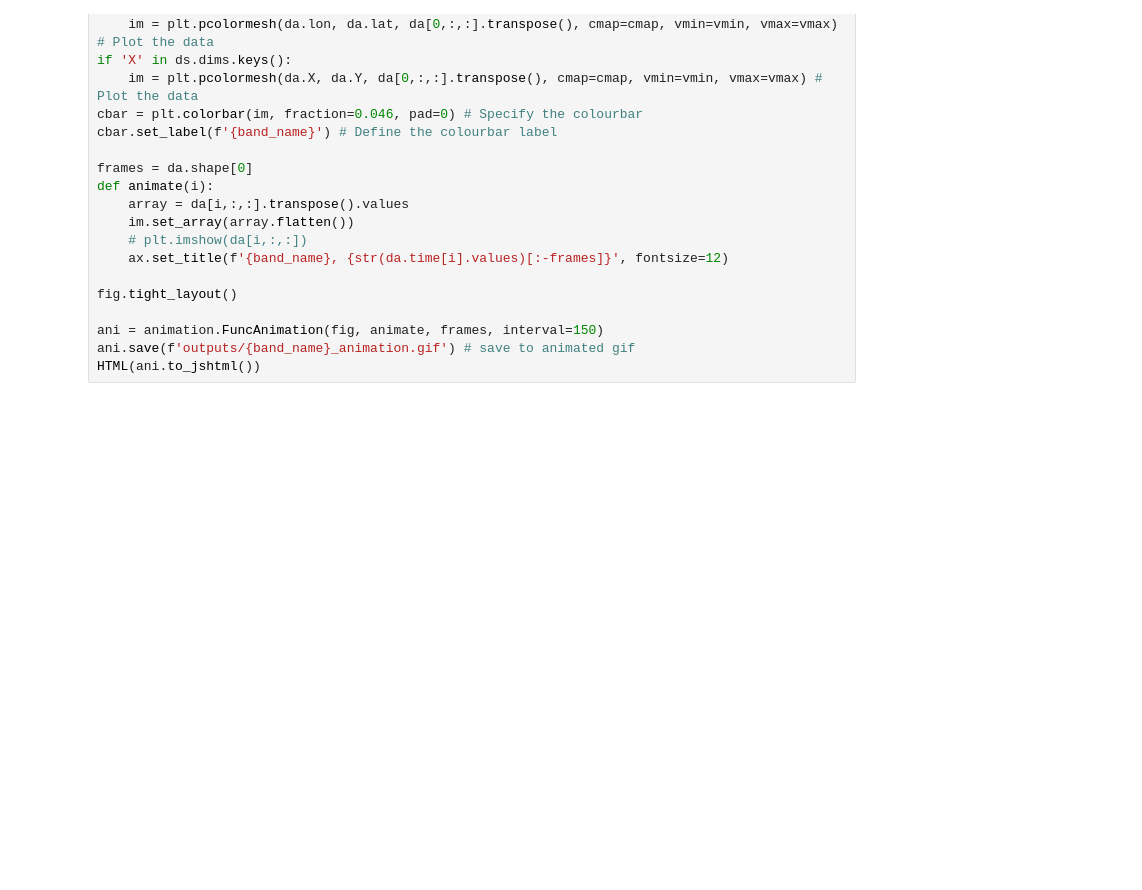
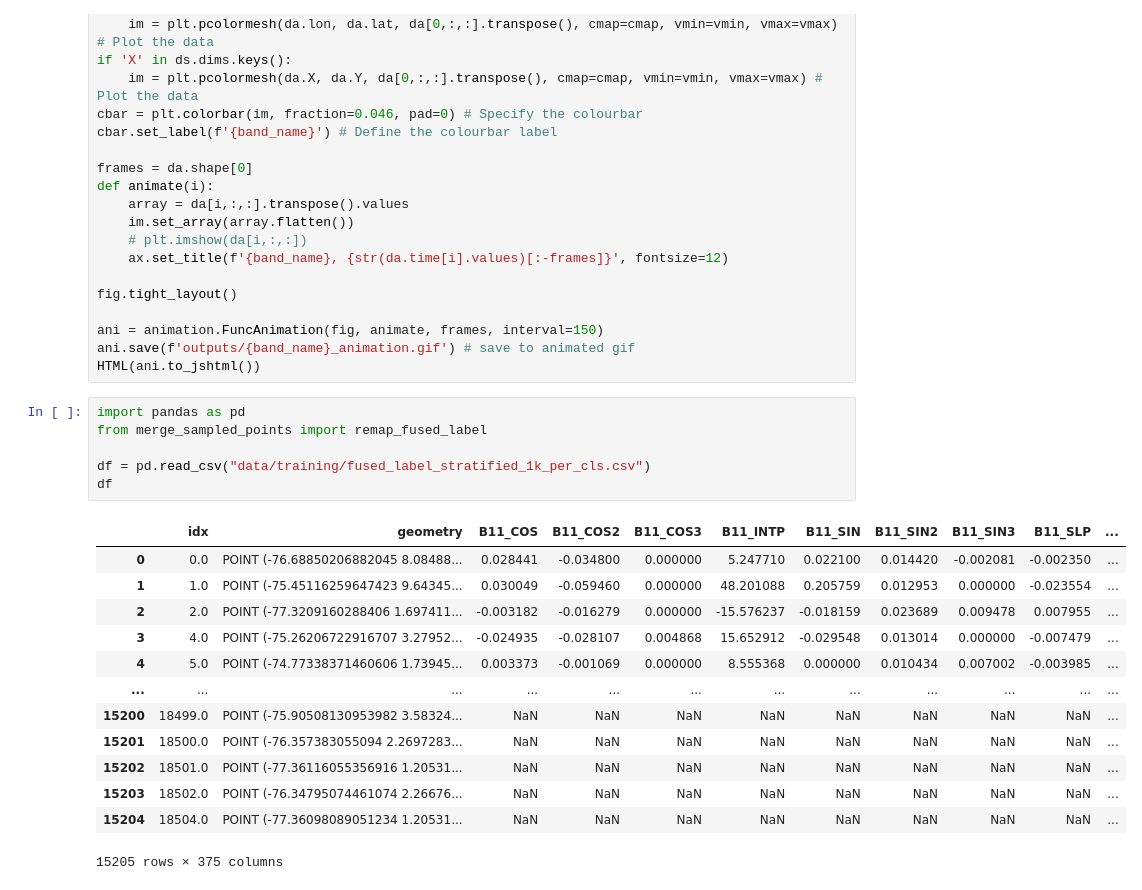
Before and after one commit to puzhao8/CCDC_GEE, a Jupyter notebook: testbed.ipynb, the cells around one changed output. Drawn from its saved outputs; the diff is of its cells as text; blank space fills up the shorter version.

```diff
--- a/testbed.ipynb
+++ b/testbed.ipynb
@@ -547,3 +538,23 @@ fig.tight_layout()
 ani = animation.FuncAnimation(fig, animate, frames, interval=150)
 ani.save(f'outputs/{band_name}_animation.gif') # save to animated gif
 HTML(ani.to_jshtml())
+# %%
+import pandas as pd
+from merge_sampled_points import remap_fused_label
+
+df = pd.read_csv("data/training/fused_label_stratified_1k_per_cls.csv")
+df
+# %% [output]
+|  | idx | geometry | B11_COS | B11_COS2 | B11_COS3 | B11_INTP | B11_SIN | B11_SIN2 | B11_SIN3 | B11_SLP | ... |
+| 0 | 0.0 | POINT (-76.68850206882045 8.08488... | 0.028441 | -0.034800 | 0.000000 | 5.247710 | 0.022100 | 0.014420 | -0.002081 | -0.002350 | ... |
+| 1 | 1.0 | POINT (-75.45116259647423 9.64345... | 0.030049 | -0.059460 | 0.000000 | 48.201088 | 0.205759 | 0.012953 | 0.000000 | -0.023554 | ... |
+| 2 | 2.0 | POINT (-77.3209160288406 1.697411... | -0.003182 | -0.016279 | 0.000000 | -15.576237 | -0.018159 | 0.023689 | 0.009478 | 0.007955 | ... |
+| 3 | 4.0 | POINT (-75.26206722916707 3.27952... | -0.024935 | -0.028107 | 0.004868 | 15.652912 | -0.029548 | 0.013014 | 0.000000 | -0.007479 | ... |
+| 4 | 5.0 | POINT (-74.77338371460606 1.73945... | 0.003373 | -0.001069 | 0.000000 | 8.555368 | 0.000000 | 0.010434 | 0.007002 | -0.003985 | ... |
+| ... | ... | ... | ... | ... | ... | ... | ... | ... | ... | ... | ... |
+| 15200 | 18499.0 | POINT (-75.90508130953982 3.58324... | NaN | NaN | NaN | NaN | NaN | NaN | NaN | NaN | ... |
+| 15201 | 18500.0 | POINT (-76.357383055094 2.2697283... | NaN | NaN | NaN | NaN | NaN | NaN | NaN | NaN | ... |
+| 15202 | 18501.0 | POINT (-77.36116055356916 1.20531... | NaN | NaN | NaN | NaN | NaN | NaN | NaN | NaN | ... |
+| 15203 | 18502.0 | POINT (-76.34795074461074 2.26676... | NaN | NaN | NaN | NaN | NaN | NaN | NaN | NaN | ... |
+| 15204 | 18504.0 | POINT (-77.36098089051234 1.20531... | NaN | NaN | NaN | NaN | NaN | NaN | NaN | NaN | ... |
+15205 rows × 375 columns
```
Also changed, not shown: parts of 6 cells of this notebook, 26 other files.
